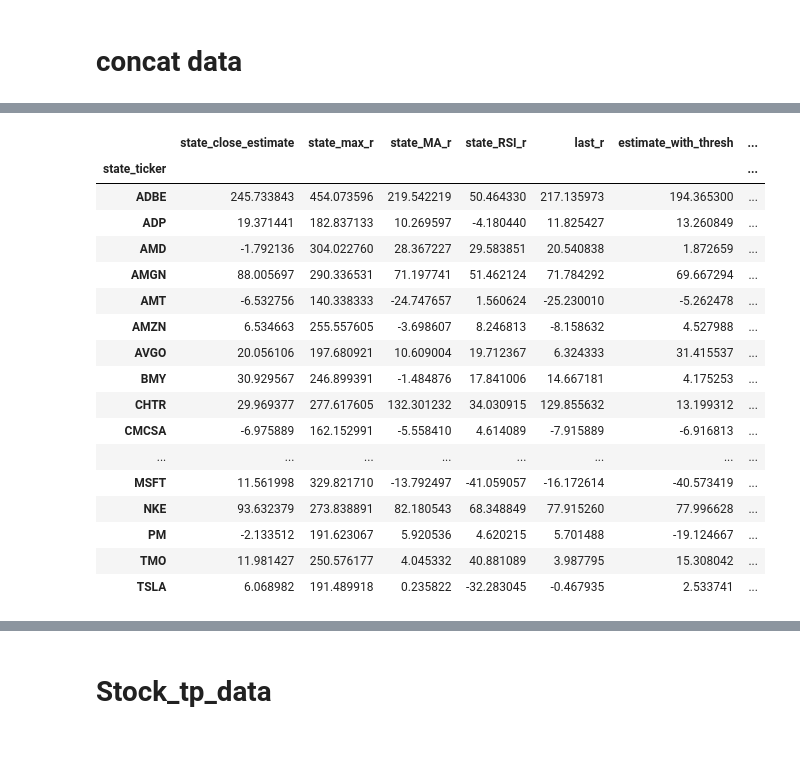
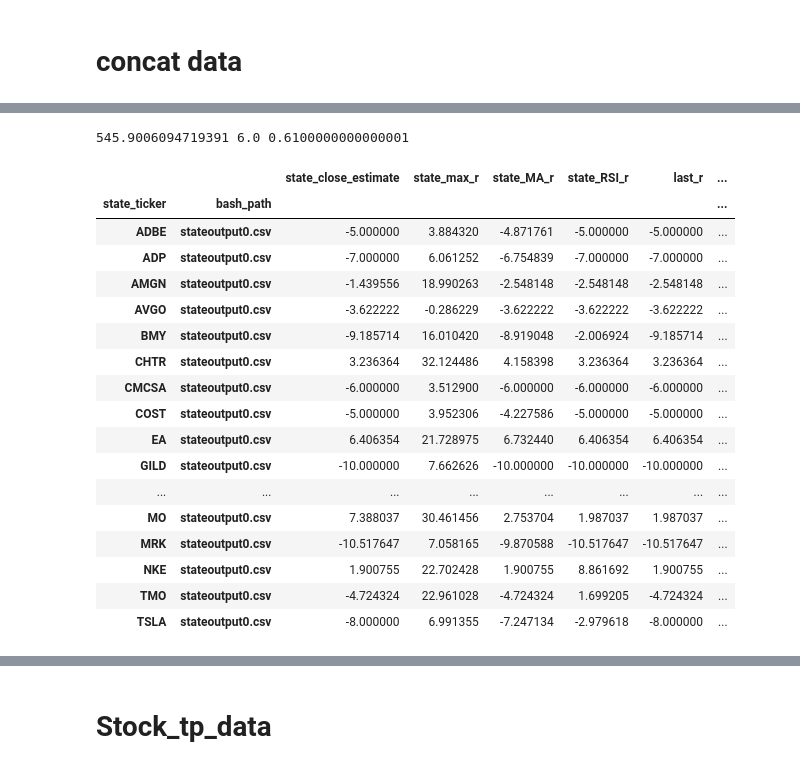
Before and after one commit to trollssqwer/stock-app, a Jupyter notebook: test.ipynb, the cells around one changed output, grey strips where cells are left out. Saved outputs shown, nothing was run; the diff lists cells and outputs as text; code cells hidden in the pictures.

```diff
--- a/test.ipynb
+++ b/test.ipynb
@@ -5,3 +5,8 @@ import warnings
 import warnings
 from datetime import datetime
 warnings.filterwarnings("ignore")
+# %%
+portfolio = ['ADBE', 'ADP', 'AMGN', 'AVGO', 'BMY', 'CHTR',
+       'CMCSA', 'COST', 'EA', 'GILD', 'HD', 'IBM', 'INTU', 'KO', 'LIN',
+       'LMT', 'MA', 'MCD', 'MDLZ', 'MMM', 'MO', 'MRK', 'NKE', 'TMO', 'TSLA']
+len(portfolio)
@@ -152,7 +159,8 @@ for path in glob.glob("/Users/tranthong/Desktop/stock-app/state_output_new/state
 concat_data.reset_index(inplace=True)
 # %%
 cut_thresh = 0.61
-concat_data['estimate_with_thresh'] = concat_data.state_chain_new.apply(lambda x : get_return_with_max_estimate(x , 6 , cut_thresh) )
+min_thresh = 6
+concat_data['estimate_with_thresh'] = concat_data.state_chain_new.apply(lambda x : get_return_with_max_estimate(x , min_thresh , cut_thresh) )
 concat_data['estimate_with_thresh2'] = concat_data.state_chain_new.apply(lambda x : x.max() * cut_thresh )
 concat_data.estimate_with_thresh2.loc[concat_data.estimate_with_thresh2 < 3] = -1
 concat_data.loc[concat_data.state_ticker.isin(portfolio)].estimate_with_thresh.sum()
@@ -183,8 +191,3 @@ stock_tp_data
-# %%
-portfolio = ['ADBE', 'ADP', 'AMD', 'AMGN', 'AMT', 'AMZN', 'AVGO', 'BMY', 'CHTR',
-       'CMCSA', 'CME', 'COST', 'CSX', 'EA', 'GILD', 'HD', 'IBM', 'INTU',
-       'KO', 'LIN', 'LMT', 'MA', 'MCD', 'MDLZ', 'MMM', 'MO', 'MRK', 'MS',
-       'MSFT', 'NKE', 'PM', 'TMO', 'TSLA']
 # %%
 stock_tp_data.loc[stock_tp_data.index.get_level_values(0).isin(portfolio)].groupby('state_ticker').sum()
 # %% [output]
@@ -324,21 +227,47 @@ stock_tp_data.loc[stock_tp_data.index.get_level_values(0).isin(portfolio)].group
+# %%
+sub_concat_data = concat_data.loc[(concat_data.state_ticker.isin(portfolio))]
+
+def get_return(min_thresh, cut_thresh):
+    sub_concat_data.estimate_with_thresh = sub_concat_data.state_chain_new.apply(lambda x : get_return_with_max_estimate(x , min_thresh , cut_thresh) )
+    return sub_concat_data.estimate_with_thresh.sum()
+
+min_thresh_list = np.arange(6.0,15.0,0.5)
+cut_thresh_list =np.arange(0.5,0.8,0.01)
+grid_list = []
+for i in min_thresh_list:
+    for j in cut_thresh_list:
+        grid_list.append([i,j])
+max = 0
+i_temp = 0
+j_temp = 0
+for x in grid_list:
+    temp = get_return(x[0],x[1])
+    if(temp > max):
+        max = temp
+        i_temp = x[0]
+        j_temp = x[1]
+
+print(max, i_temp, j_temp)
+# %% [output]
+545.9006094719391 6.0 0.6100000000000001
 # %%
-stock_tp_data.loc[stock_tp_data.index.get_level_values(0).isin(portfolio)].groupby('state_ticker').sum()
+stock_tp_data.loc[stock_tp_data.index.get_level_values(0).isin(portfolio) & (stock_tp_data.index.get_level_values(1) == 'stateoutput0.csv')]
 # %% [output]
-|  | state_close_estimate | state_max_r | state_MA_r | state_RSI_r | last_r | estimate_with_thresh | ... |
-| state_ticker |  |  |  |  |  |  | ... |
-| ADBE | 245.733843 | 454.073596 | 219.542219 | 50.464330 | 217.135973 | 194.365300 | ... |
-| ADP | 19.371441 | 182.837133 | 10.269597 | -4.180440 | 11.825427 | 13.260849 | ... |
-| AMD | -1.792136 | 304.022760 | 28.367227 | 29.583851 | 20.540838 | 1.872659 | ... |
-| AMGN | 88.005697 | 290.336531 | 71.197741 | 51.462124 | 71.784292 | 69.667294 | ... |
-| AMT | -6.532756 | 140.338333 | -24.747657 | 1.560624 | -25.230010 | -5.262478 | ... |
-| AMZN | 6.534663 | 255.557605 | -3.698607 | 8.246813 | -8.158632 | 4.527988 | ... |
-| AVGO | 20.056106 | 197.680921 | 10.609004 | 19.712367 | 6.324333 | 31.415537 | ... |
-| BMY | 30.929567 | 246.899391 | -1.484876 | 17.841006 | 14.667181 | 4.175253 | ... |
-| CHTR | 29.969377 | 277.617605 | 132.301232 | 34.030915 | 129.855632 | 13.199312 | ... |
-| CMCSA | -6.975889 | 162.152991 | -5.558410 | 4.614089 | -7.915889 | -6.916813 | ... |
+|  |  | state_close_estimate | state_max_r | state_MA_r | state_RSI_r | last_r | ... |
+| state_ticker | bash_path |  |  |  |  |  | ... |
+| ADBE | stateoutput0.csv | -5.000000 | 3.884320 | -4.871761 | -5.000000 | -5.000000 | ... |
+| ADP | stateoutput0.csv | -7.000000 | 6.061252 | -6.754839 | -7.000000 | -7.000000 | ... |
+| AMGN | stateoutput0.csv | -1.439556 | 18.990263 | -2.548148 | -2.548148 | -2.548148 | ... |
+| AVGO | stateoutput0.csv | -3.622222 | -0.286229 | -3.622222 | -3.622222 | -3.622222 | ... |
+| BMY | stateoutput0.csv | -9.185714 | 16.010420 | -8.919048 | -2.006924 | -9.185714 | ... |
+| CHTR | stateoutput0.csv | 3.236364 | 32.124486 | 4.158398 | 3.236364 | 3.236364 | ... |
+| CMCSA | stateoutput0.csv | -6.000000 | 3.512900 | -6.000000 | -6.000000 | -6.000000 | ... |
+| COST | stateoutput0.csv | -5.000000 | 3.952306 | -4.227586 | -5.000000 | -5.000000 | ... |
+| EA | stateoutput0.csv | 6.406354 | 21.728975 | 6.732440 | 6.406354 | 6.406354 | ... |
+| GILD | stateoutput0.csv | -10.000000 | 7.662626 | -10.000000 | -10.000000 | -10.000000 | ... |
 | ... | ... | ... | ... | ... | ... | ... | ... |
-| MSFT | 11.561998 | 329.821710 | -13.792497 | -41.059057 | -16.172614 | -40.573419 | ... |
-| NKE | 93.632379 | 273.838891 | 82.180543 | 68.348849 | 77.915260 | 77.996628 | ... |
-| PM | -2.133512 | 191.623067 | 5.920536 | 4.620215 | 5.701488 | -19.124667 | ... |
-| TMO | 11.981427 | 250.576177 | 4.045332 | 40.881089 | 3.987795 | 15.308042 | ... |
-| TSLA | 6.068982 | 191.489918 | 0.235822 | -32.283045 | -0.467935 | 2.533741 | ... |
+| MO | stateoutput0.csv | 7.388037 | 30.461456 | 2.753704 | 1.987037 | 1.987037 | ... |
+| MRK | stateoutput0.csv | -10.517647 | 7.058165 | -9.870588 | -10.517647 | -10.517647 | ... |
+| NKE | stateoutput0.csv | 1.900755 | 22.702428 | 1.900755 | 8.861692 | 1.900755 | ... |
+| TMO | stateoutput0.csv | -4.724324 | 22.961028 | -4.724324 | 1.699205 | -4.724324 | ... |
+| TSLA | stateoutput0.csv | -8.000000 | 6.991355 | -7.247134 | -2.979618 | -8.000000 | ... |
```
Also changed, not shown: parts of 20 cells of this notebook, 1 other file.
